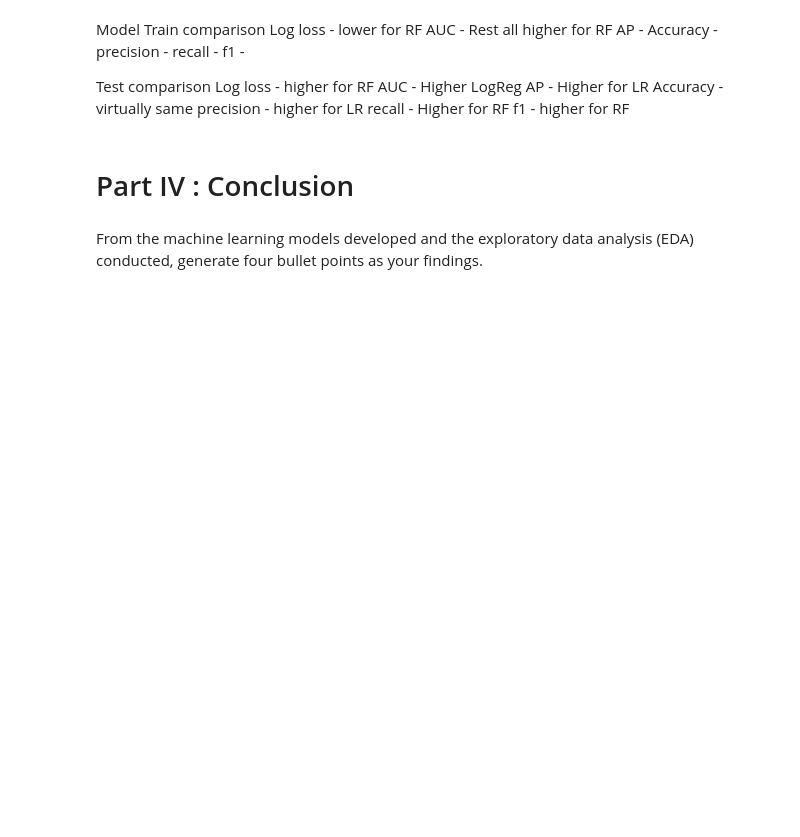
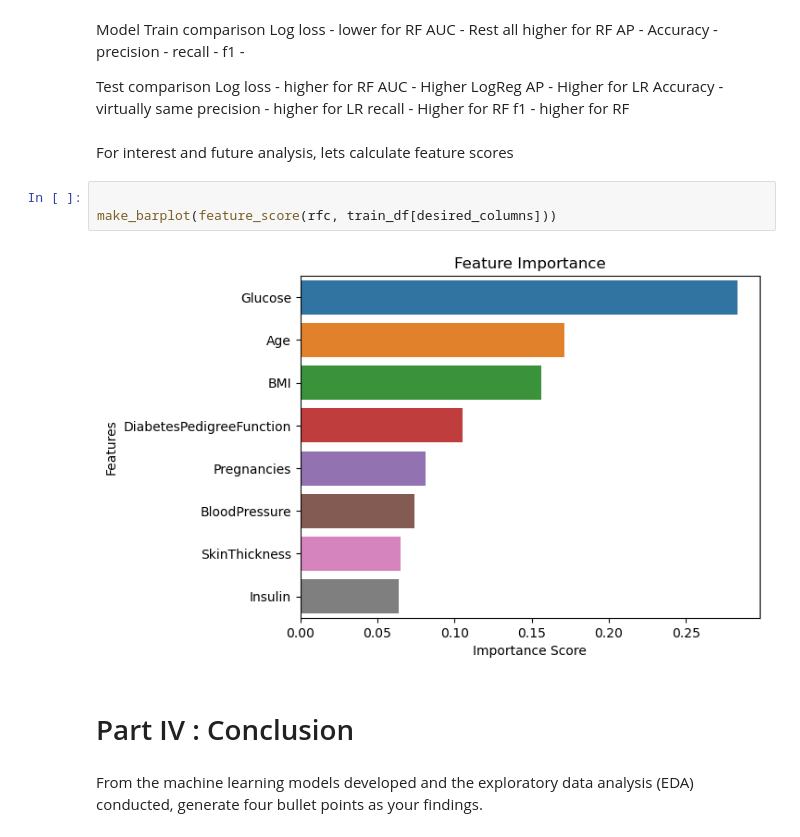
Before and after one commit to SBangarh/ml-project-supervised-learning, a Jupyter notebook: Supervised Learning - Project.ipynb, the cells around one changed output. Saved outputs shown, nothing was run; the diff lists cells and outputs as text; blank space fills up the shorter version.

```diff
--- a/Supervised Learning - Project.ipynb
+++ b/Supervised Learning - Project.ipynb
@@ -620,6 +672,13 @@ Accuracy - virtually same
 precision - higher for LR
 recall - Higher for RF
 f1 - higher for RF
+# %% [markdown]
+For interest and future analysis, lets calculate feature scores
+# %%
+
+make_barplot(feature_score(rfc, train_df[desired_columns]))
+# %% [output]
+[figure, added]
 # %% [markdown]
 # Part IV : Conclusion
 # %% [markdown]
```
Also changed, not shown: parts of 18 cells of this notebook.
